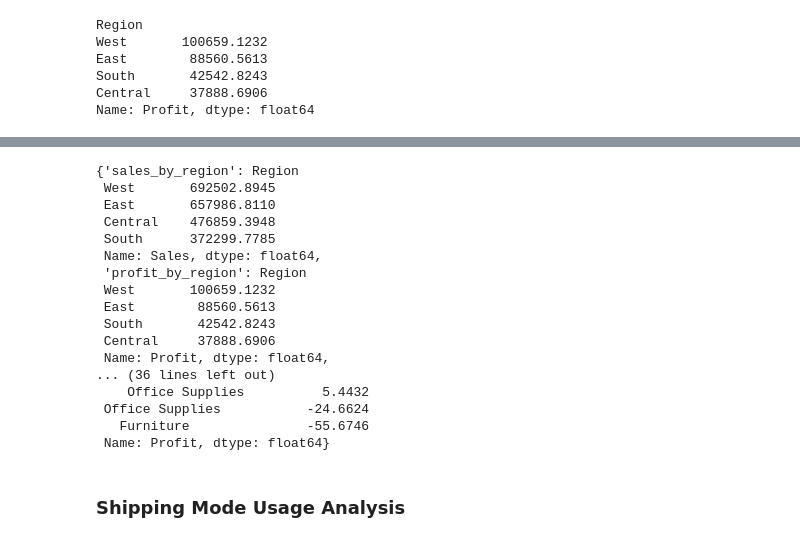
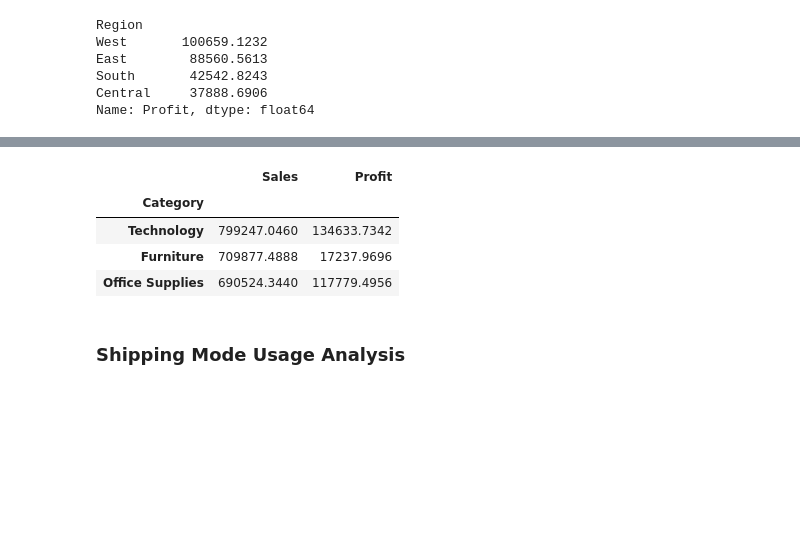
Before and after one commit to juanescdiaz/Group6_Assigment2_Retail, a Jupyter notebook: notebooks/retail_analysis.ipynb, the cells around one changed output, grey strips where cells are left out. Drawn from its saved outputs; the diff is of its cells as text; code cells hidden in the pictures; blank space fills up the shorter version.

Commit message:
Story 1 updated per Rodrigo's review

```diff
--- a/notebooks/retail_analysis.ipynb
+++ b/notebooks/retail_analysis.ipynb
@@ -154,6 +154,14 @@ df2['Postal Code'] = df2['Postal Code'].fillna(0).astype(int).astype(str)
 categorical_cols = ['Ship Mode', 'Segment', 'Region', 'Category', 'Sub-Category']
 df2[categorical_cols] = df2[categorical_cols].astype('category')
 
+# Clean 'Category' column by removing extra spaces and standardizing text
+df2["Category"] = (
+    df2["Category"]
+    .astype(str)
+    .str.replace(r"\s+", " ", regex=True)
+    .str.strip()
+)
+
 # Verify the changes
 print(df2.info())
 # %% [output]
@@ -270,32 +250,18 @@ Office Supplies           -24.6624
 Name: Profit, dtype: float64
 # %%
-#Story 1
-summary = {
-    "sales_by_region": sales_by_region,
-    "profit_by_region": profit_by_region,
-    "sales_by_category": sales_by_category,
-    "profit_by_category": profit_by_category
-}
+#Story 1 task 13 - Summary DataFrame for Sales and Profit by Category
+summary_df = pd.DataFrame({
+    "Sales": sales_by_category,
+    "Profit": profit_by_category
+}).sort_values("Sales", ascending=False)
 
-summary
+summary_df
 # %% [output]
-{'sales_by_region': Region
- West       692502.8945
- East       657986.8110
- Central    476859.3948
- South      372299.7785
- Name: Sales, dtype: float64,
- 'profit_by_region': Region
- West       100659.1232
- East        88560.5613
- South       42542.8243
- Central     37888.6906
- Name: Profit, dtype: float64,
-... (36 lines left out)
-    Office Supplies          5.4432
- Office Supplies           -24.6624
-   Furniture               -55.6746
- Name: Profit, dtype: float64}
+|  | Sales | Profit |
+| Category |  |  |
+| Technology | 799247.0460 | 134633.7342 |
+| Furniture | 709877.4888 | 17237.9696 |
+| Office Supplies | 690524.3440 | 117779.4956 |
 # %% [markdown]
 ### Shipping Mode Usage Analysis
 # %%
```
Also changed, not shown: parts of 7 cells of this notebook.
